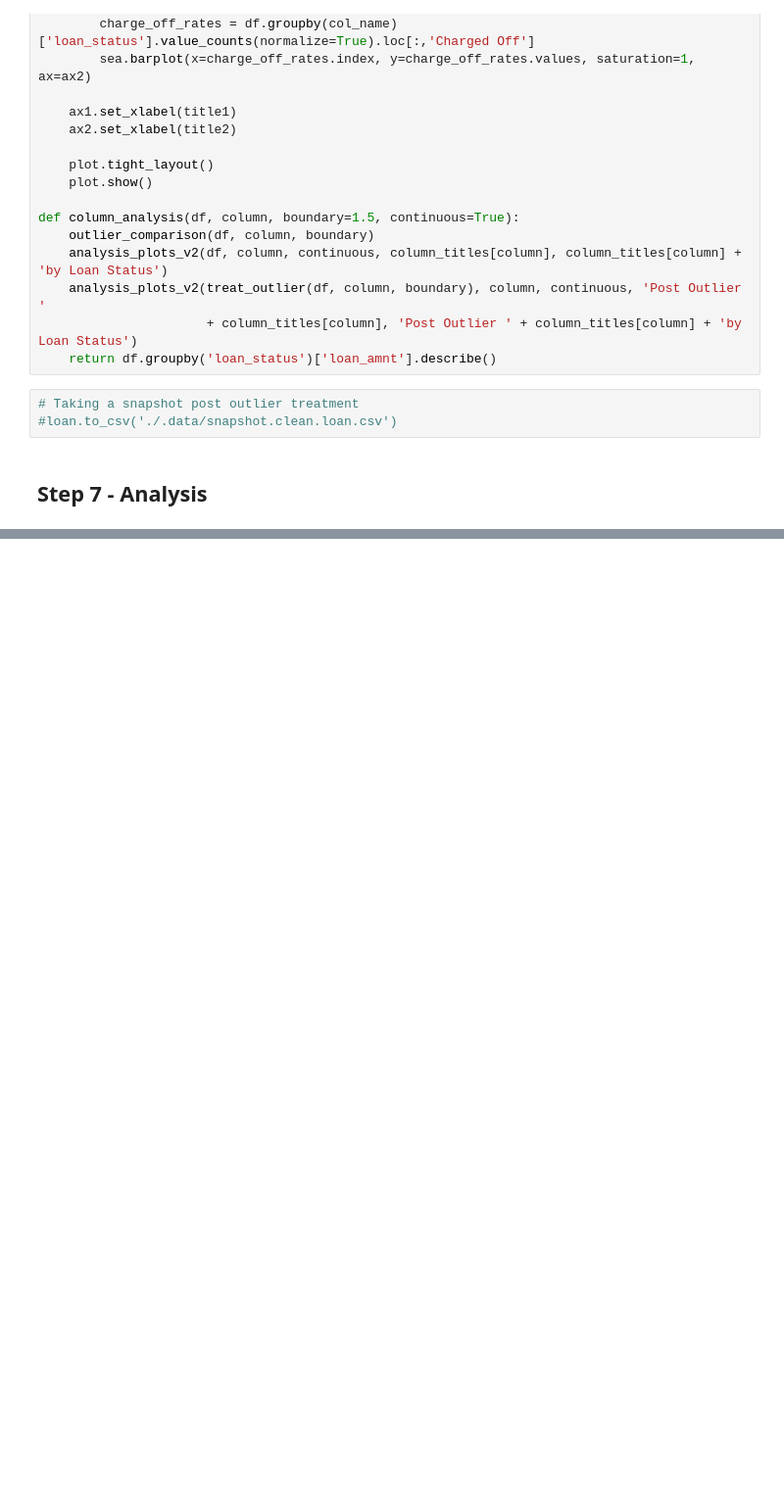
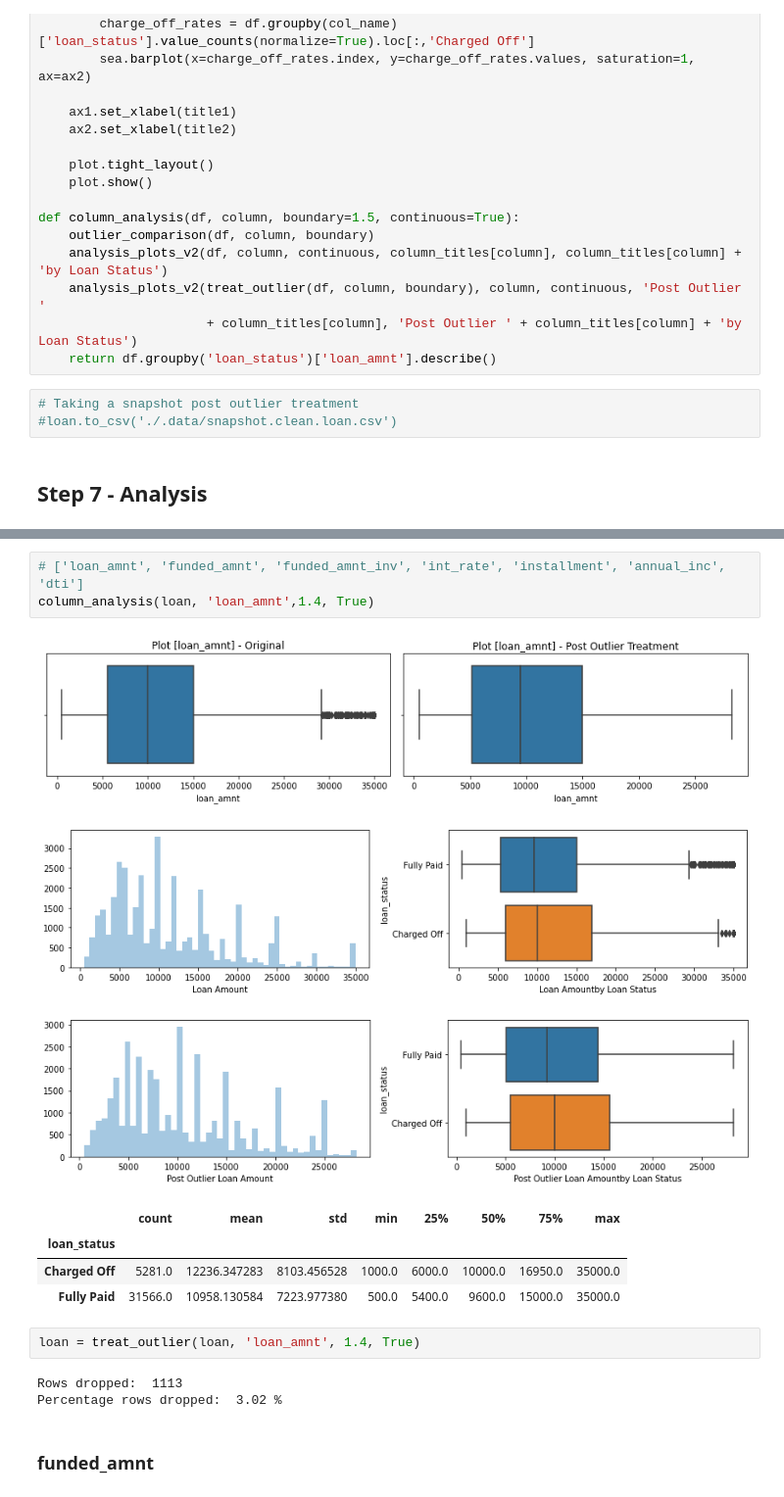
Before and after one commit to slahiri/LendingClubCaseStudy, a Jupyter notebook: Siddhartha_Lahiri.ipynb, the cells around one changed output, grey strips where cells are left out. Shown: that part at 98% size. Saved outputs shown, nothing was run; the diff lists cells and outputs as text; blank space fills up the shorter version.

Commit message:
added column visualizations

```diff
--- a/Siddhartha_Lahiri.ipynb
+++ b/Siddhartha_Lahiri.ipynb
@@ -925,0 +687,18 @@ analysis_plots_v1(loan, 'issue_m')
+# %%
+# ['loan_amnt', 'funded_amnt', 'funded_amnt_inv', 'int_rate', 'installment', 'annual_inc', 'dti']
+column_analysis(loan, 'loan_amnt',1.4, True)
+# %% [output]
+[figure, added]
+[figure, added]
+[figure, added]
+|  | count | mean | std | min | 25% | 50% | 75% | max |
+| loan_status |  |  |  |  |  |  |  |  |
+| Charged Off | 5281.0 | 12236.347283 | 8103.456528 | 1000.0 | 6000.0 | 10000.0 | 16950.0 | 35000.0 |
+| Fully Paid | 31566.0 | 10958.130584 | 7223.977380 | 500.0 | 5400.0 | 9600.0 | 15000.0 | 35000.0 |
+# %%
+loan = treat_outlier(loan, 'loan_amnt', 1.4, True)
+# %% [output]
+Rows dropped:  1113
+Percentage rows dropped:  3.02 %
+# %% [markdown]
+### funded_amnt
```
Also changed, not shown: parts of 93 cells of this notebook.
